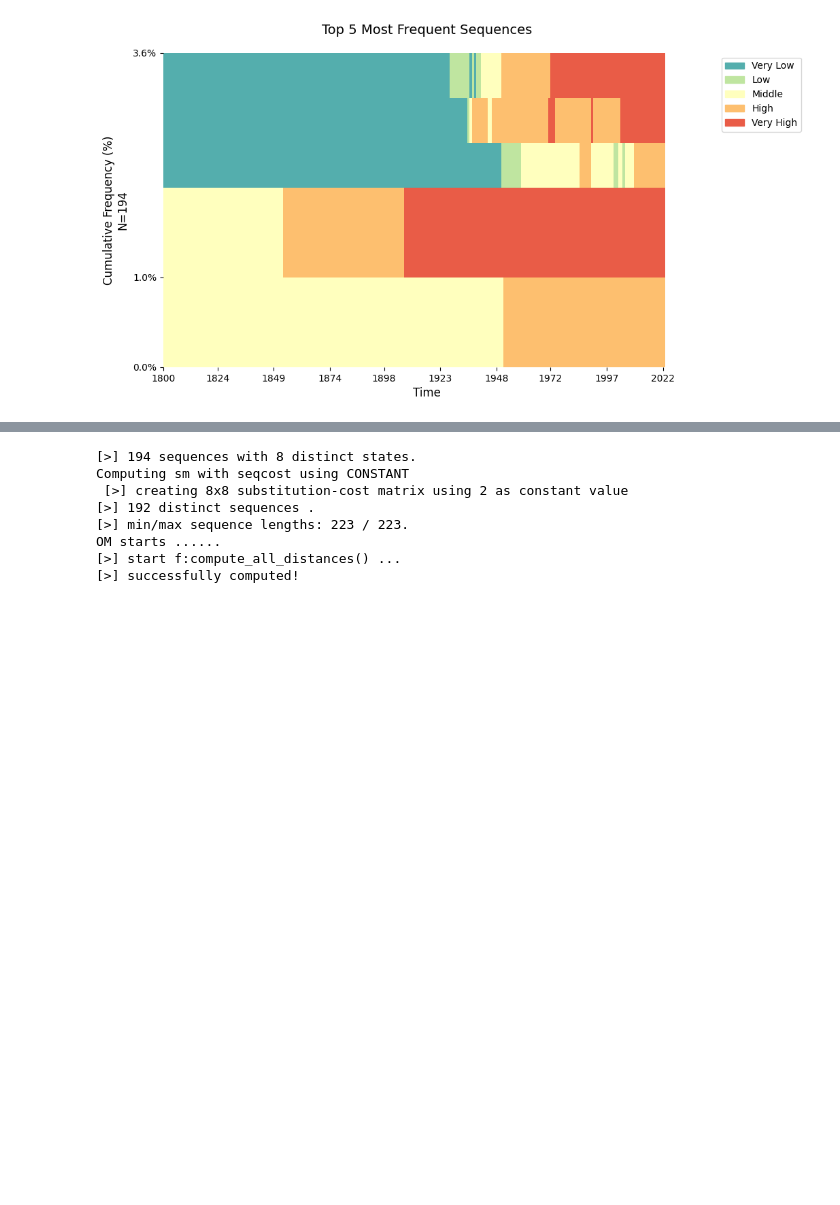
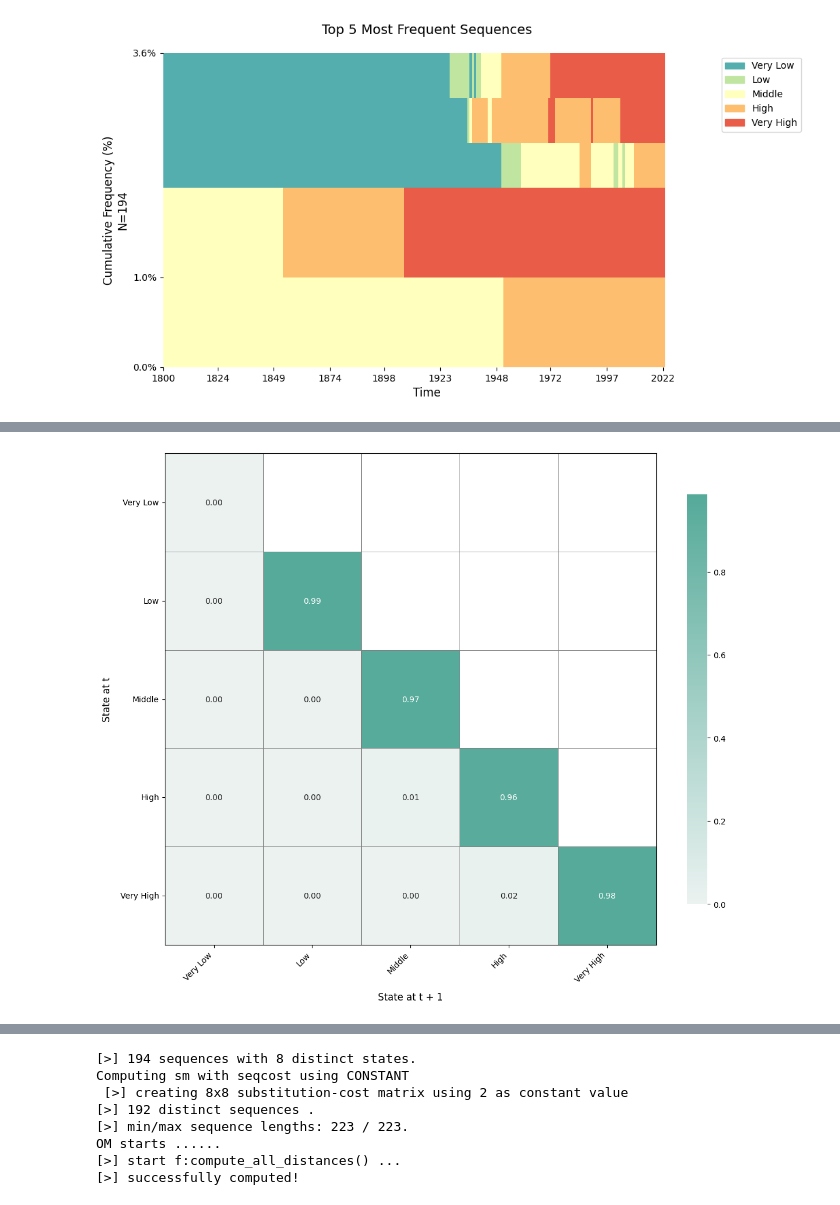
Before and after one commit to Liang-Team/Sequenzo, a Jupyter notebook: Tutorials/01_quickstart.ipynb, the cells around one changed output, grey strips where cells are left out. Saved outputs shown, nothing was run; the diff lists cells and outputs as text; code cells hidden in the pictures; blank space fills up the shorter version.

```diff
--- a/Tutorials/01_quickstart.ipynb
+++ b/Tutorials/01_quickstart.ipynb
@@ -157,0 +158,6 @@ plot_mean_time(sequence_data)
+# %%
+from sequenzo.visualization import plot_transition_matrix
+
+plot_transition_matrix(sequence_data, save_as='transition_matrix')
+# %% [output]
+[figure, added]
```
Also changed, not shown: parts of 3 cells of this notebook, 7 other files.
